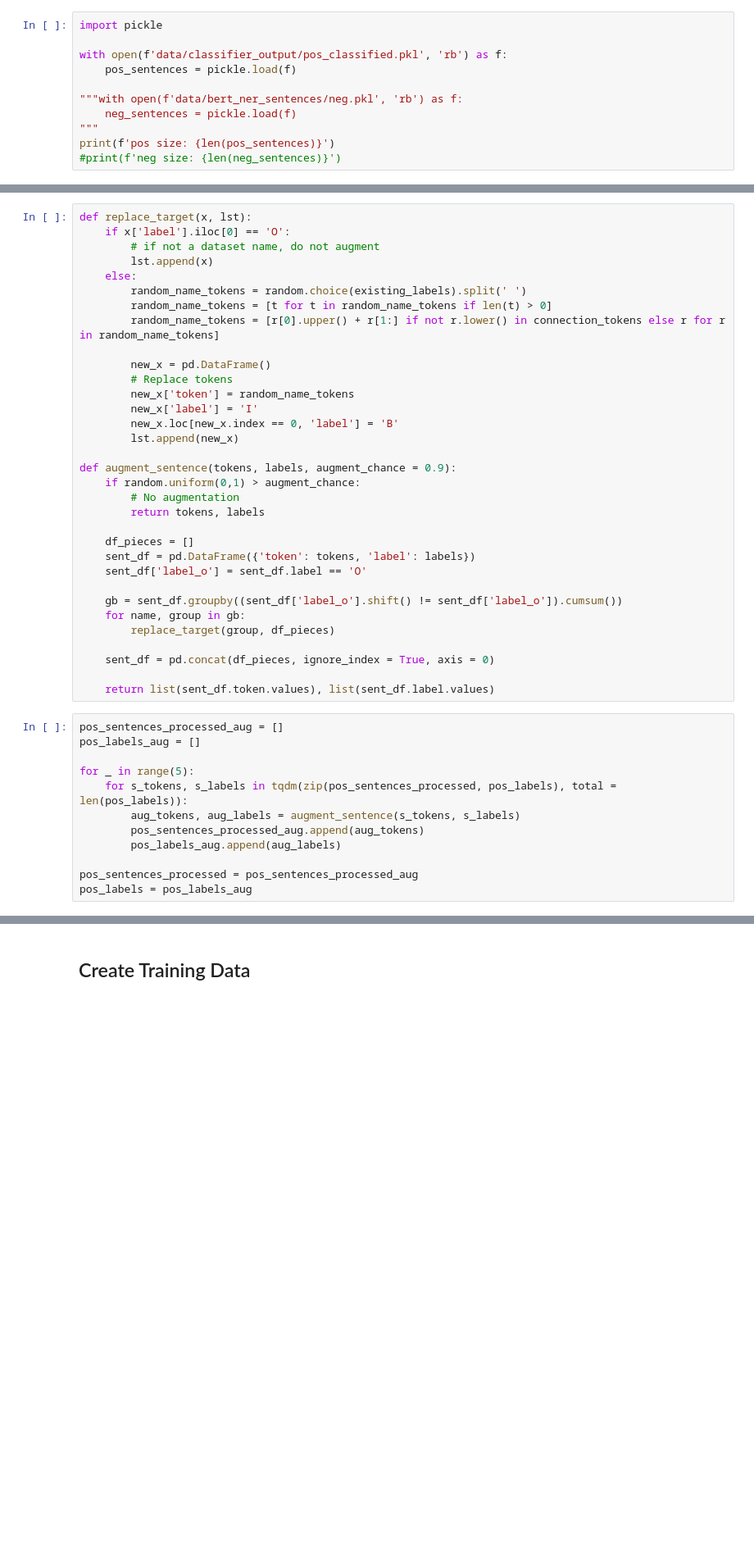
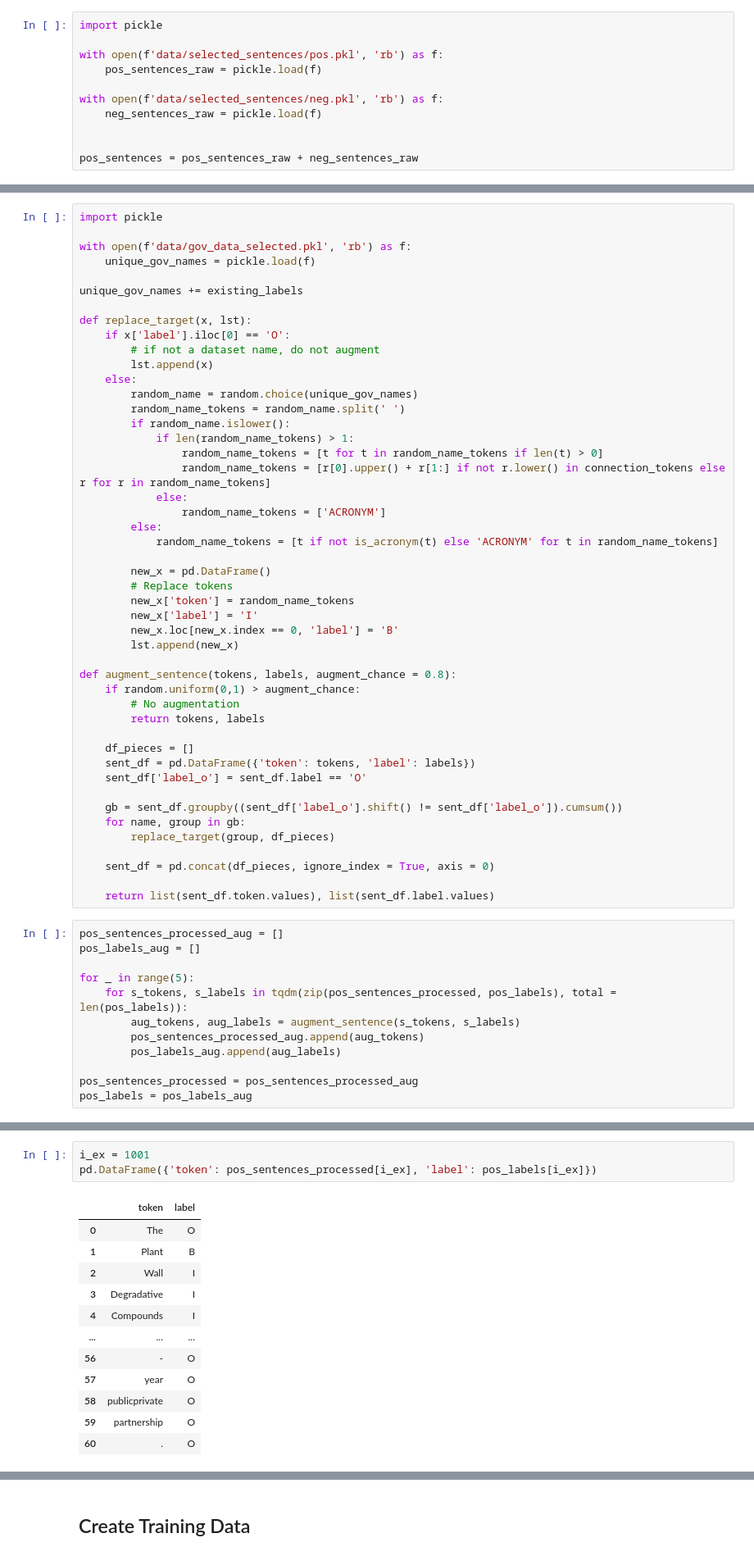
Before and after one commit to ozanzgur/kaggle_coleridge_initiative, a Jupyter notebook: exp08.3-bert_ner_on_classified_sents.ipynb, the cells around one changed output, grey strips where cells are left out. Shown at 82% size. Saved outputs shown, nothing was run; the diff lists cells and outputs as text; blank space fills up the shorter version.

```diff
--- a/exp08.3-bert_ner_on_classified_sents.ipynb
+++ b/exp08.3-bert_ner_on_classified_sents.ipynb
@@ -236,11 +249,11 @@ print(f'neg size: {len(neg_sentences)}')"""
 # %%
 import pickle
 
-with open(f'data/classifier_output/pos_classified.pkl', 'rb') as f:
-    pos_sentences = pickle.load(f)
+with open(f'data/selected_sentences/pos.pkl', 'rb') as f:
+    pos_sentences_raw = pickle.load(f)
 
-"""with open(f'data/bert_ner_sentences/neg.pkl', 'rb') as f:
-    neg_sentences = pickle.load(f)
-"""
-print(f'pos size: {len(pos_sentences)}')
-#print(f'neg size: {len(neg_sentences)}')
+with open(f'data/selected_sentences/neg.pkl', 'rb') as f:
+    neg_sentences_raw = pickle.load(f)
+
+
+pos_sentences = pos_sentences_raw + neg_sentences_raw
@@ -638,14 +655,28 @@ neg label size: 86090
 # %% [markdown]
 ## Augmentation
 # %%
+import pickle
+
+with open(f'data/gov_data_selected.pkl', 'rb') as f:
+    unique_gov_names = pickle.load(f)
+
+unique_gov_names += existing_labels
+
 def replace_target(x, lst):
     if x['label'].iloc[0] == 'O':
         # if not a dataset name, do not augment
         lst.append(x)
     else:
-        random_name_tokens = random.choice(existing_labels).split(' ')
-        random_name_tokens = [t for t in random_name_tokens if len(t) > 0]
-        random_name_tokens = [r[0].upper() + r[1:] if not r.lower() in connection_tokens else r for r in random_name_tokens]
+        random_name = random.choice(unique_gov_names)
+        random_name_tokens = random_name.split(' ')
+        if random_name.islower():
+            if len(random_name_tokens) > 1:
+                random_name_tokens = [t for t in random_name_tokens if len(t) > 0]
+                random_name_tokens = [r[0].upper() + r[1:] if not r.lower() in connection_tokens else r for r in random_name_tokens]
+            else:
+                random_name_tokens = ['ACRONYM']
+        else:
+            random_name_tokens = [t if not is_acronym(t) else 'ACRONYM' for t in random_name_tokens]
 
         new_x = pd.DataFrame()
         # Replace tokens
@@ -654,7 +685,7 @@ def replace_target(x, lst):
         new_x.loc[new_x.index == 0, 'label'] = 'B'
         lst.append(new_x)
 
-def augment_sentence(tokens, labels, augment_chance = 0.9):
+def augment_sentence(tokens, labels, augment_chance = 0.8):
     if random.uniform(0,1) > augment_chance:
         # No augmentation
         return tokens, labels
@@ -704,0 +716,16 @@ pos_sentences_processed[0]
+# %%
+i_ex = 1001
+pd.DataFrame({'token': pos_sentences_processed[i_ex], 'label': pos_labels[i_ex]})
+# %% [output]
+|  | token | label |
+| 0 | The | O |
+| 1 | Plant | B |
+| 2 | Wall | I |
+| 3 | Degradative | I |
+| 4 | Compounds | I |
+| ... | ... | ... |
+| 56 | - | O |
+| 57 | year | O |
+| 58 | publicprivate | O |
+| 59 | partnership | O |
+| 60 | . | O |
```
Also changed, not shown: parts of 22 cells of this notebook, 4 other files.
